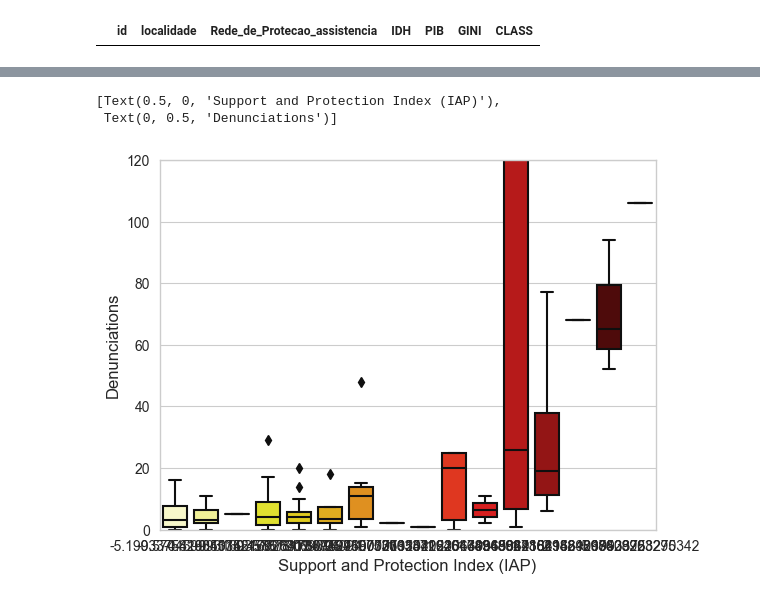
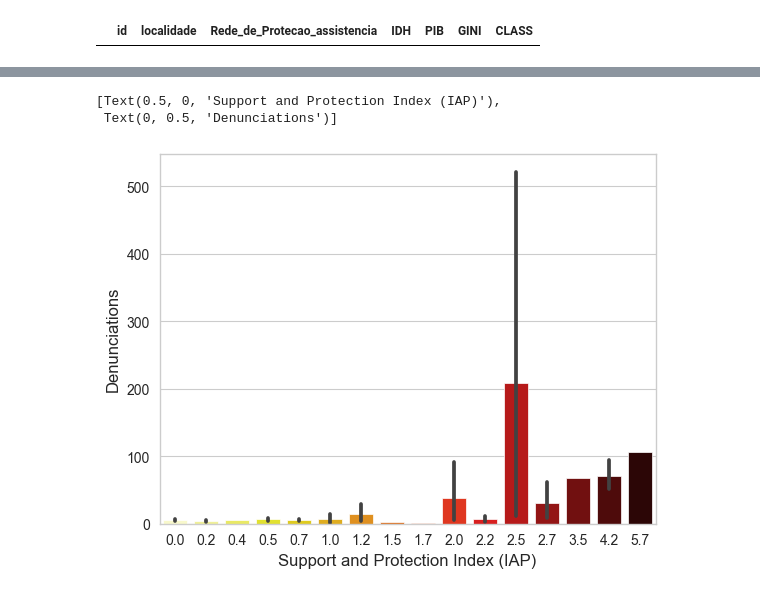
Before and after one commit to jlucioDev/woman_victims_v2, a Jupyter notebook: main.ipynb, the cells around one changed output, grey strips where cells are left out. Drawn from its saved outputs; the diff is of its cells as text; code cells hidden in the pictures.

Commit message:
update to 3d classification

```diff
--- a/main.ipynb
+++ b/main.ipynb
@@ -39,8 +40,8 @@ for i, ind in enumerate(indicators):
 def urlResultadosPorMunicipos(url, df):
     url += 'resultados/'
 
-    for i, row in df_munic.iterrows():
-        if i != (len(df)-1):
+    for i, row in df.iterrows():
+        if i != (len(df)):
             url += row.id + '|'
         else:
             url += row.id + '/'
@@ -156,30 +156,20 @@ df_munic.describe()
 # %%
 from sklearn import preprocessing
-from sklearn.pipeline import Pipeline
 import pandas as pd
 import numpy as np
-from scipy import stats
 
 rng = np.random.RandomState(10)
 
 scaler1 = preprocessing.MinMaxScaler(feature_range=(-5,5))
-scaler2 = preprocessing.PowerTransformer(method='yeo-johnson')
-scaler3 = preprocessing.PowerTransformer(method='box-cox')
-scaler4 = preprocessing.QuantileTransformer(n_quantiles=100, output_distribution="normal", random_state=12, copy=True)
-scaler5 = preprocessing.QuantileTransformer(n_quantiles=100, output_distribution="uniform", random_state=48, copy=True)
-
-
-
-
-pipeline = Pipeline(steps=[('s', scaler1),('p', scaler3)])
+scaler2 = preprocessing.QuantileTransformer(n_quantiles=100, output_distribution="normal", random_state=12, copy=True)
 
 # transform training data & save lambda value
 
 
-d1 = scaler4.fit_transform(df_munic.iloc[:,2:3])
-d2 = scaler1.fit_transform(df_munic.iloc[:,3:4])
-d3 = scaler4.fit_transform(df_munic.iloc[:,4:5])
-d4 = scaler1.fit_transform(df_munic.iloc[:,5:6])
+d1 = scaler2.fit_transform(df_munic.iloc[:,2:3])
+d2 = scaler2.fit_transform(df_munic.iloc[:,3:4])
+d3 = scaler2.fit_transform(df_munic.iloc[:,4:5])
+d4 = scaler2.fit_transform(df_munic.iloc[:,5:6])
 
 
 ds = [d1, d2, d3, d4]
@@ -209,8 +199,8 @@ sns.boxplot(splot, orient="h", ax=ax4)
 #plt.xlim(-1, 1)
 plt.show()
 
-splot = scaled_df.iloc[:,4:5]
-dplot = df_munic.iloc[:,4:5]
+splot = scaled_df.iloc[:,5:6]
+dplot = df_munic.iloc[:,5:6]
 
 fig, (ax1, ax2, ax3, ax4) = plt.subplots(4)
 sns.histplot(dplot, kde=True, ax=ax1)
@@ -366,12 +378,11 @@ plt.show()
 # %%
      #IP       #IDH      #PIB      #GINI
-Q = [0.2,      0.01,       0.0,      0.1]
-P = [0.5,      0.02,       0.0,      0.2]
+Q = [0.5,      0.5,       0.5,      0.5]
+P = [0.6,      0.6,       0.6,      0.6]
 V = [2.0,      2.0,       2.0,      2.0]
 W = [0.5,      0.5,       0.5,      0.5]
 
 B = print_limits(scaled_df.iloc[:,2:6]).tolist()
-#B = print_limits(df_munic.iloc[:,2:6]).tolist()
 
 np.array(B)
 # %% [output]
@@ -387,5 +398,5 @@ array([[-5.74459993e-01,  2.32908847e+00, -6.72725882e-01,
 # %%
 from pyDecision.algorithm import electre_tri_b
 
-classification = electre_tri_b(np.array(scaled_df.iloc[:, 2:6]), W , Q , P , V , B, cut_level = 0.75, verbose = False, rule = 'oc', graph = True)
+classification = electre_tri_b(np.array(scaled_df.iloc[:, 2:6]), W , Q , P , V , B, cut_level = 0.6, verbose = False, rule = 'oc', graph = True)
 # %% [output]
@@ -507,14 +623,14 @@ scaled_df
 # %%
-data = scaled_df
+data = pd.concat([df_munic.iloc[:,2:3].rename(index=lambda s: 'x' + str(s + 1)), scaled_df.iloc[:,7:8]], axis=1)
 
 sns.set_style("whitegrid")
 
 # depict visualization
-gfg = sns.boxplot(x="Rede_de_Protecao_assistencia", y="denuncias", data=data, palette='hot_r')
+gfg = sns.barplot(x="Rede_de_Protecao_assistencia", y="denuncias", data=data, palette='hot_r')
 
-gfg.set_ylim(0, 120)
+#gfg.set_ylim(0, 120)
 gfg.set(xlabel ="Support and Protection Index (IAP)", ylabel = "Denunciations")
 # %% [output]
 [Text(0.5, 0, 'Support and Protection Index (IAP)'),
  Text(0, 0.5, 'Denunciations')]
-[figure, old version]
+[figure, new version]
```
Also changed, not shown: parts of 26 cells of this notebook, 1 other file.
